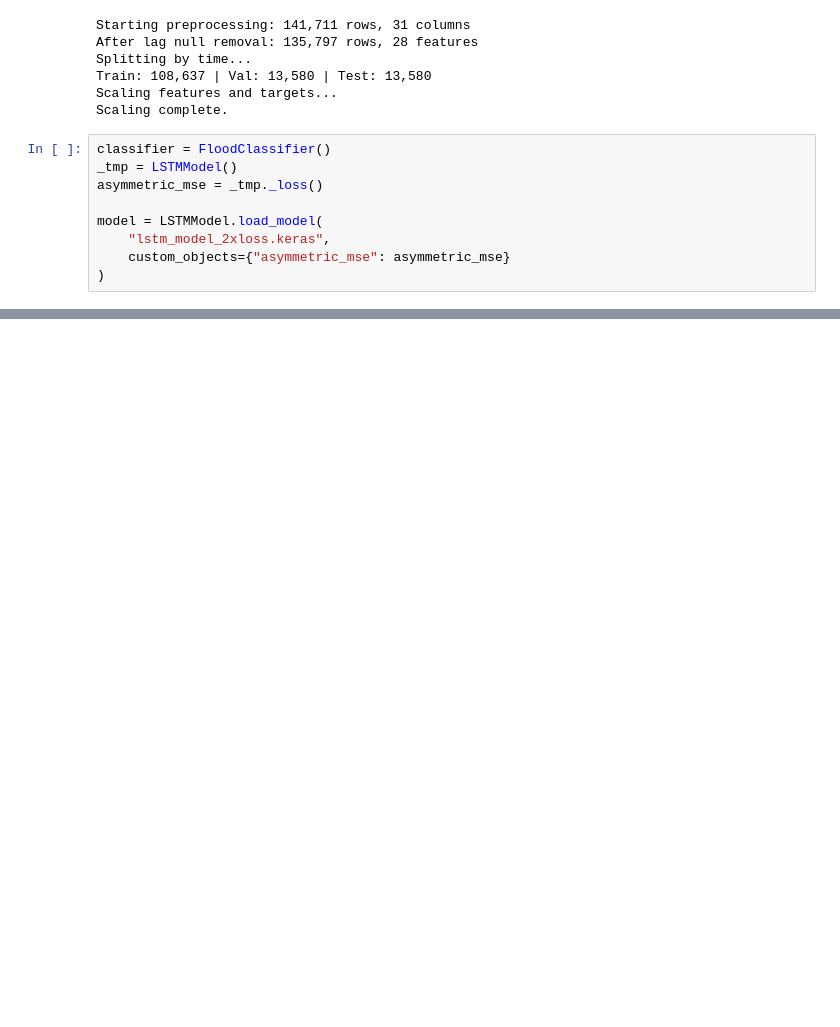
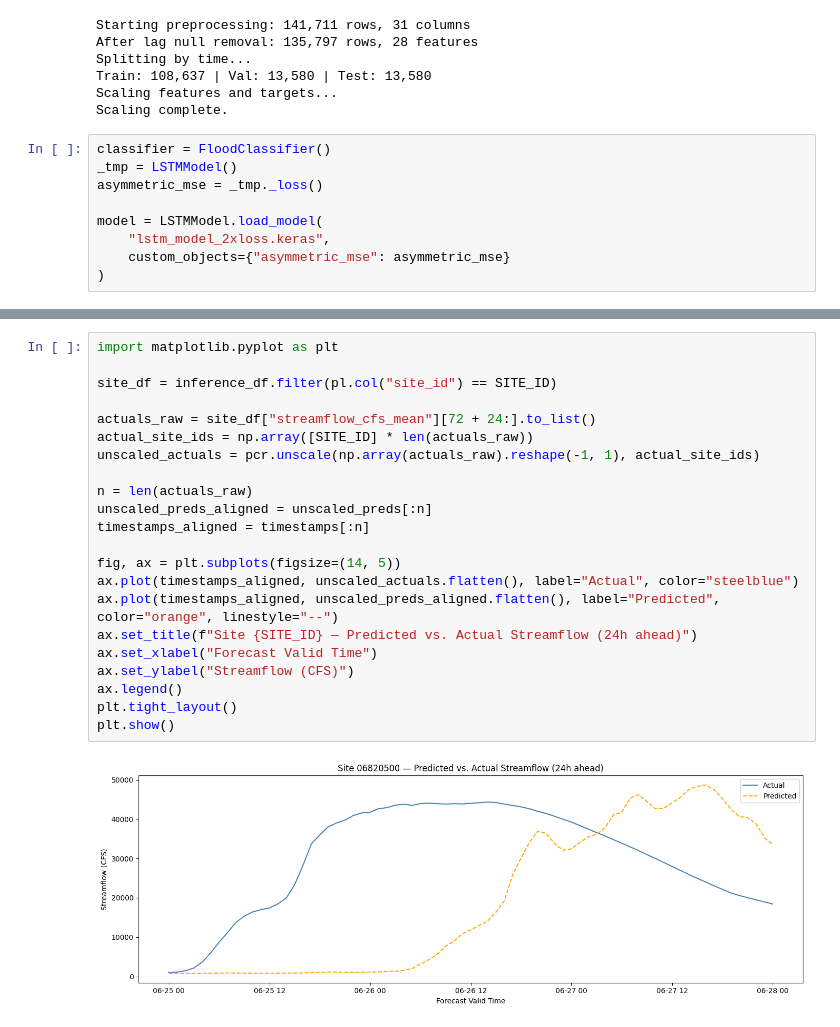
Before and after one commit to connorjsmith28/Flood-Forecasting, a Jupyter notebook: notebooks/demo/demo.ipynb, the cells around one changed output, grey strips where cells are left out. Saved outputs shown, nothing was run; the diff lists cells and outputs as text; blank space fills up the shorter version.

```diff
--- a/notebooks/demo/demo.ipynb
+++ b/notebooks/demo/demo.ipynb
@@ -126,0 +129,24 @@ shape: (73, 8)
+# %%
+import matplotlib.pyplot as plt
+
+site_df = inference_df.filter(pl.col("site_id") == SITE_ID)
+
+actuals_raw = site_df["streamflow_cfs_mean"][72 + 24:].to_list()
+actual_site_ids = np.array([SITE_ID] * len(actuals_raw))
+unscaled_actuals = pcr.unscale(np.array(actuals_raw).reshape(-1, 1), actual_site_ids)
+
+n = len(actuals_raw)
+unscaled_preds_aligned = unscaled_preds[:n]
+timestamps_aligned = timestamps[:n]
+
+fig, ax = plt.subplots(figsize=(14, 5))
+ax.plot(timestamps_aligned, unscaled_actuals.flatten(), label="Actual", color="steelblue")
+ax.plot(timestamps_aligned, unscaled_preds_aligned.flatten(), label="Predicted", color="orange", linestyle="--")
+ax.set_title(f"Site {SITE_ID} — Predicted vs. Actual Streamflow (24h ahead)")
+ax.set_xlabel("Forecast Valid Time")
+ax.set_ylabel("Streamflow (CFS)")
+ax.legend()
+plt.tight_layout()
+plt.show()
+# %% [output]
+[figure, added]
```
Also changed, not shown: parts of 5 cells of this notebook, 1 other file.
